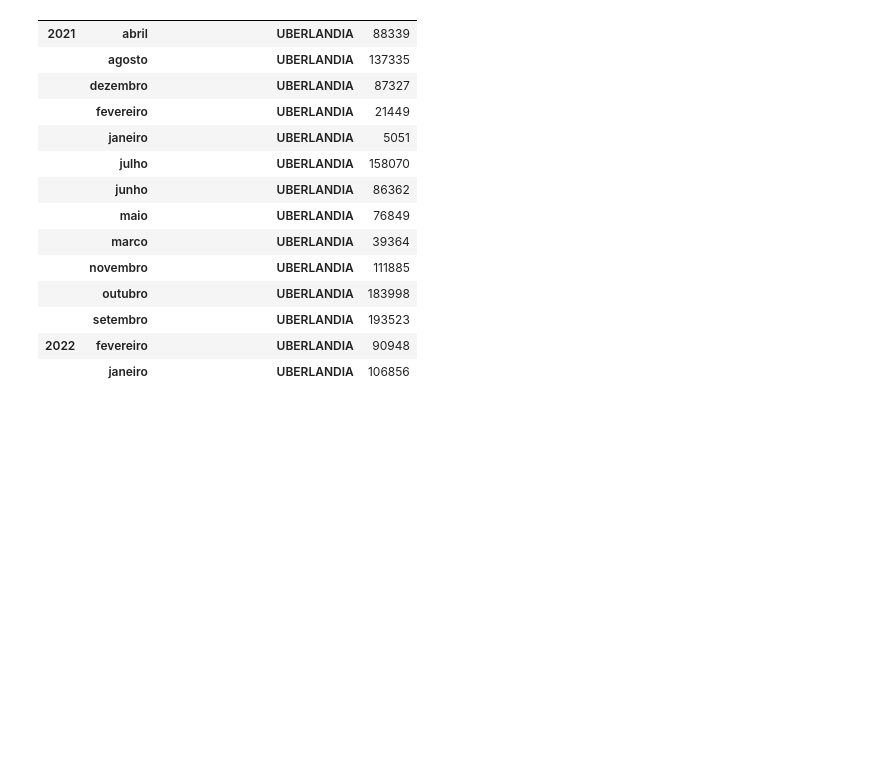
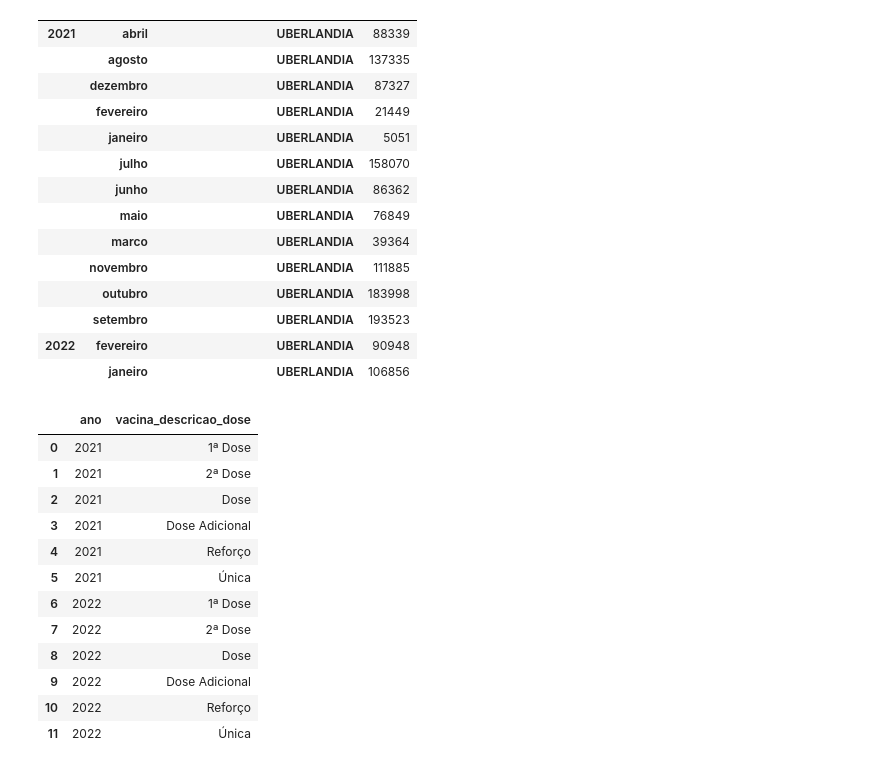
Before and after one commit to helviorezende/arquivos-python, a Jupyter notebook: vacina.ipynb, the cells around one changed output. Saved outputs shown, nothing was run; the diff lists cells and outputs as text; code cells hidden in the pictures; blank space fills up the shorter version.

```diff
--- a/vacina.ipynb
+++ b/vacina.ipynb
@@ -229,4 +229,4 @@ udi.head(30)
 | 2022 | fevereiro | UBERLANDIA | 90948 |
 |  | janeiro | UBERLANDIA | 106856 |
 # %%
-dosesUdi = mg.loc[mg.paciente_endereco_nmMunicipio=="UBERLANDIA",['ano','mes','vacina_descricao_dose']].sum()
+dosesUdi = mg.loc[mg.paciente_endereco_nmMunicipio=="UBERLANDIA",['ano','vacina_descricao_dose']]
@@ -235,2 +233,18 @@ dosesUdi
+# %%
+dosesUdi.groupby(['ano','vacina_descricao_dose']).count().reset_index()
+# %% [output]
+|  | ano | vacina_descricao_dose |
+| 0 | 2021 | 1ª Dose |
+| 1 | 2021 | 2ª Dose |
+| 2 | 2021 | Dose |
+| 3 | 2021 | Dose Adicional |
+| 4 | 2021 | Reforço |
+| 5 | 2021 | Única |
+| 6 | 2022 | 1ª Dose |
+| 7 | 2022 | 2ª Dose |
+| 8 | 2022 | Dose |
+| 9 | 2022 | Dose Adicional |
+| 10 | 2022 | Reforço |
+| 11 | 2022 | Única |
 # %%
 uberlandia.info()
```
Also changed, not shown: parts of 4 cells of this notebook.
